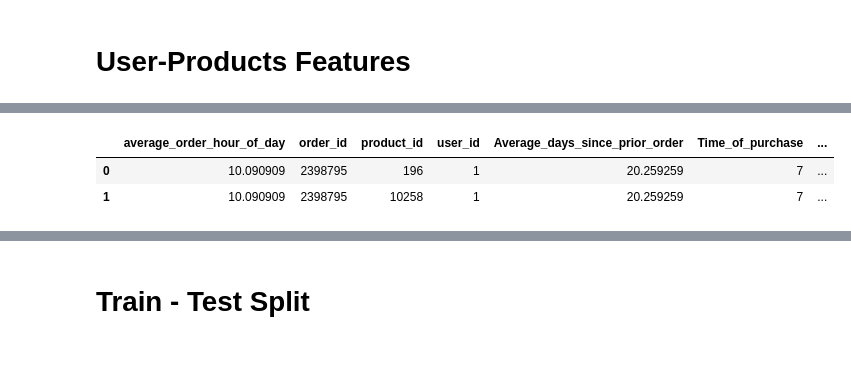
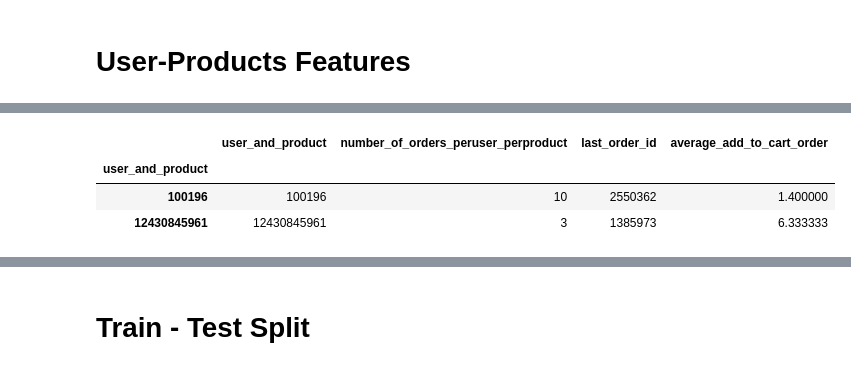
Before and after one commit to nt2462/Capstone1---Instacart, a Jupyter notebook: Instacart project.ipynb, the cells around one changed output, grey strips where cells are left out. Cells and saved outputs as stored; diff of their text form; code cells hidden in the pictures.

```diff
--- a/Instacart project.ipynb
+++ b/Instacart project.ipynb
@@ -1078,2 +914,2 @@ prior_order.head(2)
 # %%
-order_product_groupby = orders_and_prior.groupby(['user_id','product_id']).agg({'order_id':'size','add_to_cart_order':'mean'})
+users_orders_products = users_orders_products.groupby('user_and_product',sort=False).agg({'order_id': ['size', 'last'], 'add_to_cart_order': 'mean'})
@@ -1100,0 +916,6 @@ merged2 = merged.drop('Number_Of_orders_perproduct_peruser',axis=1)
+# %%
+users_orders_products.columns = ['number_of_orders_peruser_perproduct','last_order_id','average_add_to_cart_order']
+# %%
+users_orders_products=users_orders_products.reset_index()
+# %%
+users_orders_products=users_orders_products.set_index('user_and_product',drop=False)
@@ -1101,6 +924,7 @@ merged2 = merged.drop('Number_Of_orders_perproduct_peruser',axis=1)
 # %%
-merged2.head(2)
+users_orders_products.head(2)
 # %% [output]
-|  | average_order_hour_of_day | order_id | product_id | user_id | Average_days_since_prior_order | Time_of_purchase | ... |
-| 0 | 10.090909 | 2398795 | 196 | 1 | 20.259259 | 7 | ... |
-| 1 | 10.090909 | 2398795 | 10258 | 1 | 20.259259 | 7 | ... |
+|  | user_and_product | number_of_orders_peruser_perproduct | last_order_id | average_add_to_cart_order |
+| user_and_product |  |  |  |  |
+| 100196 | 100196 | 10 | 2550362 | 1.400000 |
+| 12430845961 | 12430845961 | 3 | 1385973 | 6.333333 |
```
Also changed, not shown: parts of 104 cells of this notebook.
